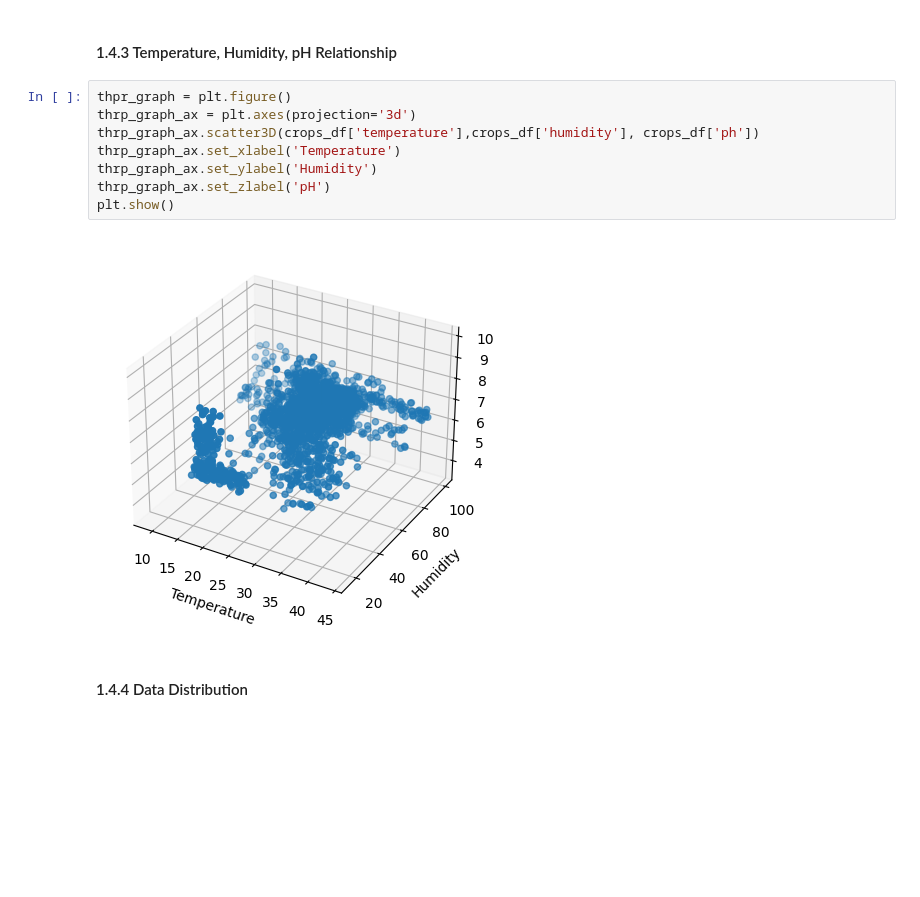
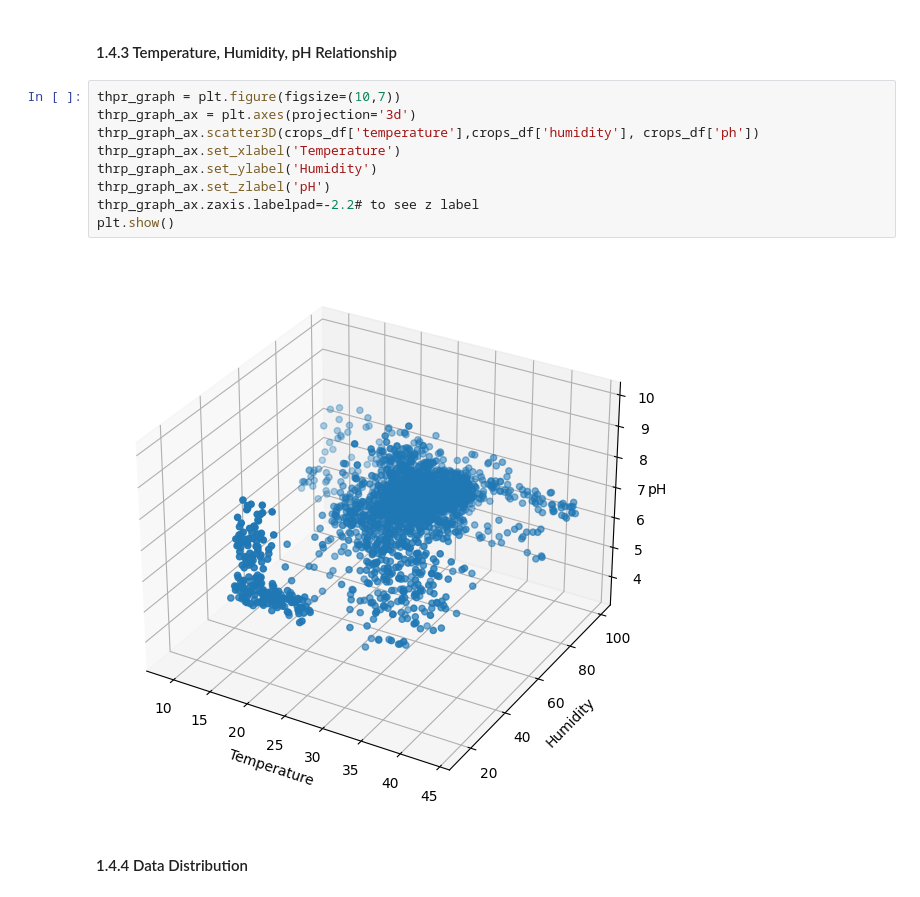
Before and after one commit to jm55/DLSU-Intelligent-Systems, a Jupyter notebook: Machine Learning/notebook-v2.ipynb, the cells around one changed output. Cells and saved outputs as stored; diff of their text form; blank space fills up the shorter version.

Commit message:
adjusted 3D scatter plot
to show z label properly

```diff
--- a/Machine Learning/notebook-v2.ipynb
+++ b/Machine Learning/notebook-v2.ipynb
@@ -161,15 +164,16 @@ plt.show()
 # %% [markdown]
 #### 1.4.3 Temperature, Humidity, pH Relationship
 # %%
-thpr_graph = plt.figure()
+thpr_graph = plt.figure(figsize=(10,7))
 thrp_graph_ax = plt.axes(projection='3d')
 thrp_graph_ax.scatter3D(crops_df['temperature'],crops_df['humidity'], crops_df['ph'])
 thrp_graph_ax.set_xlabel('Temperature')
 thrp_graph_ax.set_ylabel('Humidity')
 thrp_graph_ax.set_zlabel('pH')
+thrp_graph_ax.zaxis.labelpad=-2.2# to see z label
 plt.show()
 # %% [output]
-[figure, old version]
+[figure, new version]
 # %% [markdown]
 #### 1.4.4 Data Distribution
 # %%
```
Also changed, not shown: parts of 2 cells of this notebook.
